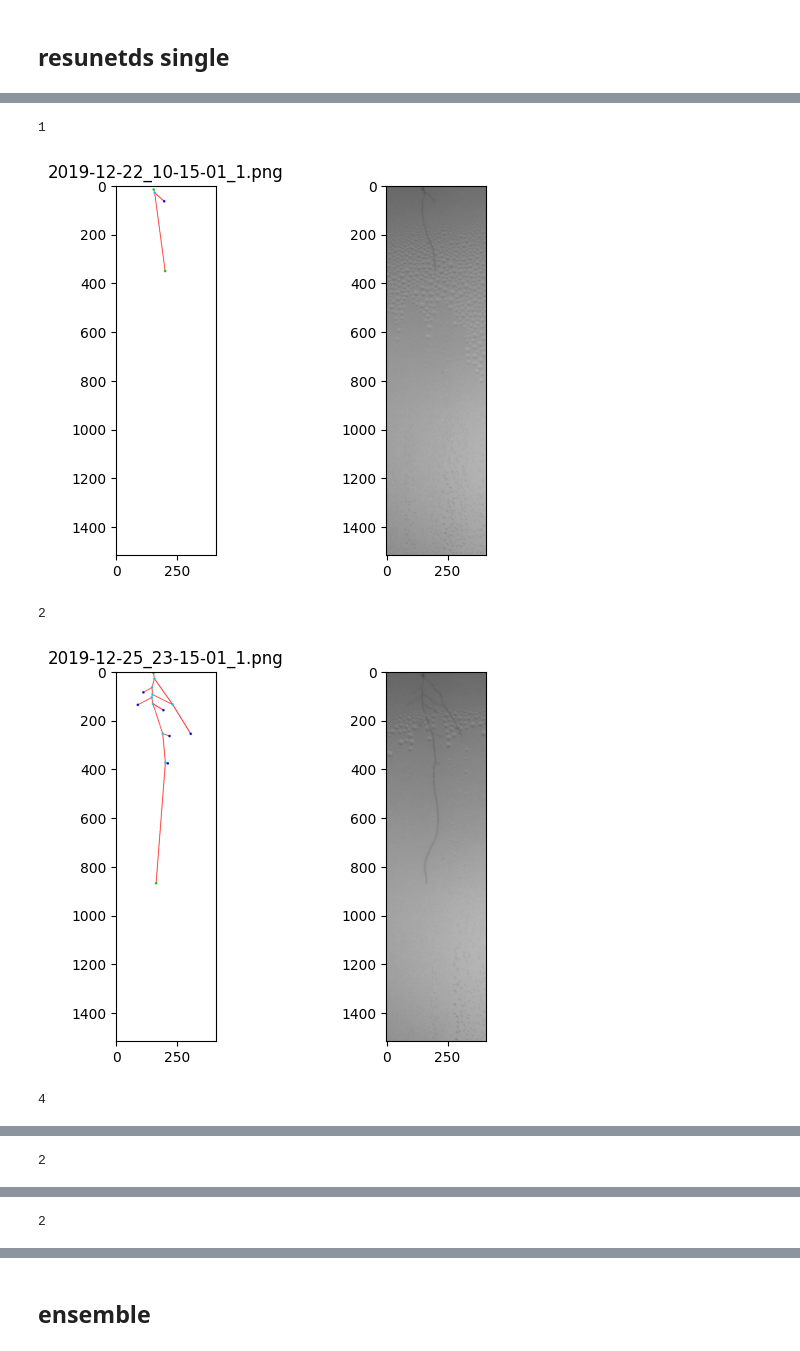
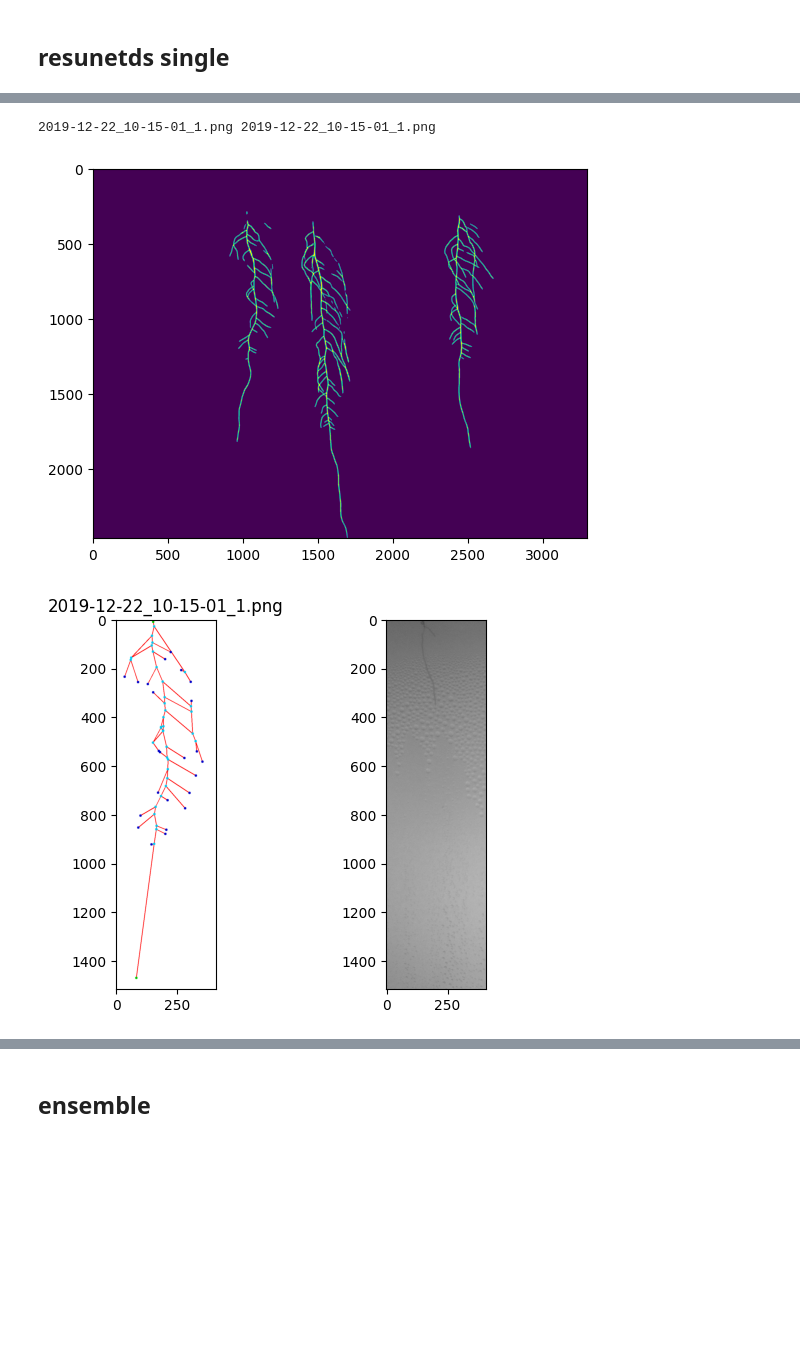
Before and after one commit to phytometrics/plant_phenotyping_python, a Jupyter notebook: notebooks/chronoroot.ipynb, the cells around one changed output, grey strips where cells are left out. Saved outputs shown, nothing was run; the diff lists cells and outputs as text; code cells hidden in the pictures; blank space fills up the shorter version.

```diff
--- a/notebooks/chronoroot.ipynb
+++ b/notebooks/chronoroot.ipynb
@@ -205,6 +207,10 @@ def single_crf(image, mask, accum):
     crf_map = np.array(q).reshape(2, w, h).transpose(2, 1, 0)
     accum = 0.8 * accum + crf_map[:,:,1]
     return accum
+
+temp_dir = "/content/masks"
+!mkdir {temp_dir}
+
 
 model = "ResUNetDS"
 classifier_path = os.path.join("/content/drive/MyDrive/phenotyping_temp_assets/chronoroot/",model+".onnx")
@@ -231,7 +237,9 @@ for i, file in enumerate(files):
     accum = single_crf(image, predictions, accum)
     _, output = cv2.threshold(accum, 0.5, 1.0, cv2.THRESH_BINARY)
     # np.save(os.path.join(temp_dir, model+file+".npy"), output)
-    cv2.imwrite(os.path.join(temp_dir,model+file), output*255)
+    plt.imshow(output)
+    plt.show()
+    cv2.imwrite(os.path.join(temp_dir,file), output*255)
 
 # メモリ解放
 del ort_session
@@ -265,7 +276,7 @@ mask_dir = "/content/masks"
 # 日付が最も新しい写真を選ぶ
 # newest_file = sorted(os.listdir(mask_dir))[-1]
 
-image = cv2.imread("/content/temp/ResUNetDS2020-01-03_07-00-01_1.png")
+image = cv2.imread("/content/masks/ResUNetDS2020-01-03_07-00-01_1.png")
 
 # 今回は手動でbboxを設定する
 bboxes = [
@@ -274,10 +285,11 @@ bboxes = [
     [2312,372,2312+378,372+1554]
 ]
 seeds = [
-    [1036,384],
-    [1482,436],
-    [2428,384]
+    [1036,354],
+    [1482,406],
+    [2428,354]
 ]
+
 print(bboxes)
 for bbox in bboxes:
     image = cv2.rectangle(image, (bbox[0],bbox[1]), (bbox[2],bbox[3]), (0,255,0), 2)
@@ -315,7 +331,6 @@ def clean_segmentation(seg):
 def filter_segmentation(seg, seed):
     contours, _ = cv2.findContours(seg, cv2.RETR_EXTERNAL, cv2.CHAIN_APPROX_SIMPLE)
     contour_sizes = [(cv2.contourArea(contour), contour) for contour in contours]
-    print(len(contour_sizes))
     if len(contour_sizes) != 0:
         ### Sorts list of contours by size from bigger to smaller
         contour_sizes.sort(key=lambda x: x[0], reverse=True)
@@ -342,20 +357,23 @@ def graph_reconstruction(image_dir, mask_dir, bboxes, seeds):
     image_files = [file for file in sorted(os.listdir(image_dir)) if file.endswith("png")]
     mask_files = [file for file in sorted(os.listdir(mask_dir)) if file.endswith("png")]
 
-    results = []
+    results = {}
     for i,(bbox,seed) in enumerate(zip(bboxes, seeds)):
-        results["id"] = i
+
+        results[i] = {}
         original_seed = assure_bbox_safe_coord(seed,bbox)
-        results["id"]["original_seed"] = original_seed
-        results["id"]["bbox"] = bbox
+        results[i]["original_seed"] = original_seed
+        results[i]["bbox"] = bbox
         for image_file, mask_file in zip(image_files, mask_files):
+            print(image_file, mask_file)
             image = cv2.imread(os.path.join(image_dir, image_file))
             mask = cv2.imread(os.path.join(mask_dir, mask_file), 0)
+            plt.imshow(mask)
+            plt.show()
 
             seg = get_crop_from_segmentation(mask, bbox, original_seed)
             seg = clean_segmentation(seg)
             seg, seg_presence = filter_segmentation(seg, original_seed)
-
             if seg_presence:
                 ske, bnodes, enodes, flag = getCleanSke(seg)
                 # if flag:
@@ -372,36 +390,35 @@ def graph_reconstruction(image_dir, mask_dir, bboxes, seeds):
                 # savePlotImages(str(i).zfill(2)+image_file,
                 #                "./",
                 #                image[bbox[1]:bbox[3],bbox[0]:bbox[2],:],
                 #                seg, grafo, ske2)
                 grafo_img = plot_graph(grafo, image[bbox[1]:bbox[3],bbox[0]:bbox[2],:].shape)
                 plt.subplot(1,2,1)
                 plt.title(image_file)
                 plt.imshow(grafo_img)
                 plt.subplot(1,2,2)
                 plt.imshow(image[bbox[1]:bbox[3],bbox[0]:bbox[2],:])
                 plt.show()
+            break
         break
 
     return
 
 image_dir = "/content/Test_ChronoRoot/rpi14_2019-12-09_16-13/1"
-mask_dir = "/content/temp"
+mask_dir = "/content/masks"
 
 bboxes = [
     [876,348,876+410,348+1516],
     [1364,434,1364+460,434+2030],
     [2312,372,2312+378,372+1554]
 ]
 seeds = [
     [1036,354],
     [1482,406],
     [2428,354]
 ]
 
 graph_reconstruction(image_dir, mask_dir, bboxes, seeds)
 # %% [output]
-1
+2019-12-22_10-15-01_1.png 2019-12-22_10-15-01_1.png
-[figure, old version]
+[figure, new version]
-2
-[figure, old version]
+[figure, new version]
-4
@@ -409 +424,0 @@ graph_reconstruction(image_dir, mask_dir, bboxes, seeds)
-2
@@ -411 +424,0 @@ graph_reconstruction(image_dir, mask_dir, bboxes, seeds)
-2
```
Also changed, not shown: parts of 8 cells of this notebook.
